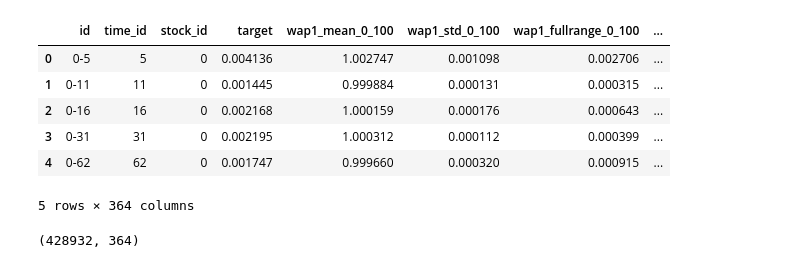
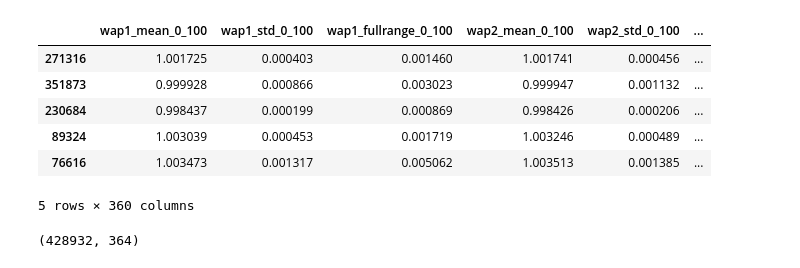
Before and after one commit to tuawong/kaggle-optiver-volatility, a Jupyter notebook: A01_model_training.ipynb, the cells around one changed output. Drawn from its saved outputs; the diff is of its cells as text; code cells hidden in the pictures.

```diff
--- a/A01_model_training.ipynb
+++ b/A01_model_training.ipynb
@@ -39,30 +39,35 @@ rmspe_scorer = make_scorer(rmspe, greater_is_better=False)
 final_training_data = pd.read_pickle(OUT_DIR/'final_training_data_finer_buckets.pkl')
 final_test_data = pd.read_pickle(OUT_DIR/'final_test_data_finer_buckets.pkl')
 #final_training_data = final_training_data.dropna(axis=1)
+
+final_training_data['stock_id'] = final_training_data['stock_id'].astype(str)
 # %%
+seed = 123
 model_col = [col for col in final_training_data.columns if ('id' not in col) & ('target' not in col)]
 
 X_train, X_test, y_train, y_test = train_test_split(
-                                        final_training_data.drop('target', axis=1)[model_col],
+                                        final_training_data.drop(['target', 'time_id', 'stock_id', 'id'], axis=1),
                                         final_training_data['target'],
-                                        test_size=0.1
+                                        test_size=0.1,
+                                        random_state = seed
                                         )
 
 X_train, X_valid, y_train, y_valid = train_test_split(
                                         X_train,
                                         y_train,
-                                        test_size=0.1
+                                        test_size=0.1,
+                                        random_state = seed
                                         )
 # %%
-final_training_data.head()
+X_train.head()
 # %% [output]
-|  | id | time_id | stock_id | target | wap1_mean_0_100 | wap1_std_0_100 | wap1_fullrange_0_100 | ... |
-| 0 | 0-5 | 5 | 0 | 0.004136 | 1.002747 | 0.001098 | 0.002706 | ... |
-| 1 | 0-11 | 11 | 0 | 0.001445 | 0.999884 | 0.000131 | 0.000315 | ... |
-| 2 | 0-16 | 16 | 0 | 0.002168 | 1.000159 | 0.000176 | 0.000643 | ... |
-| 3 | 0-31 | 31 | 0 | 0.002195 | 1.000312 | 0.000112 | 0.000399 | ... |
-| 4 | 0-62 | 62 | 0 | 0.001747 | 0.999660 | 0.000320 | 0.000915 | ... |
+|  | wap1_mean_0_100 | wap1_std_0_100 | wap1_fullrange_0_100 | wap2_mean_0_100 | wap2_std_0_100 | ... |
+| 271316 | 1.001725 | 0.000403 | 0.001460 | 1.001741 | 0.000456 | ... |
+| 351873 | 0.999928 | 0.000866 | 0.003023 | 0.999947 | 0.001132 | ... |
+| 230684 | 0.998437 | 0.000199 | 0.000869 | 0.998426 | 0.000206 | ... |
+| 89324 | 1.003039 | 0.000453 | 0.001719 | 1.003246 | 0.000489 | ... |
+| 76616 | 1.003473 | 0.001317 | 0.005062 | 1.003513 | 0.001385 | ... |
-5 rows × 364 columns
+5 rows × 360 columns
 # %%
 final_training_data.shape
 # %% [output]
```
Also changed, not shown: parts of 32 cells of this notebook, 3 other files.
